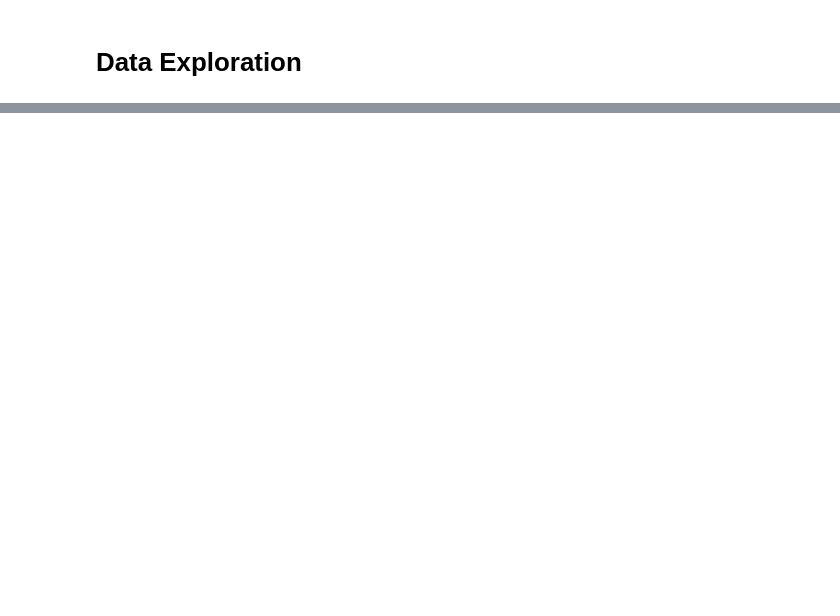
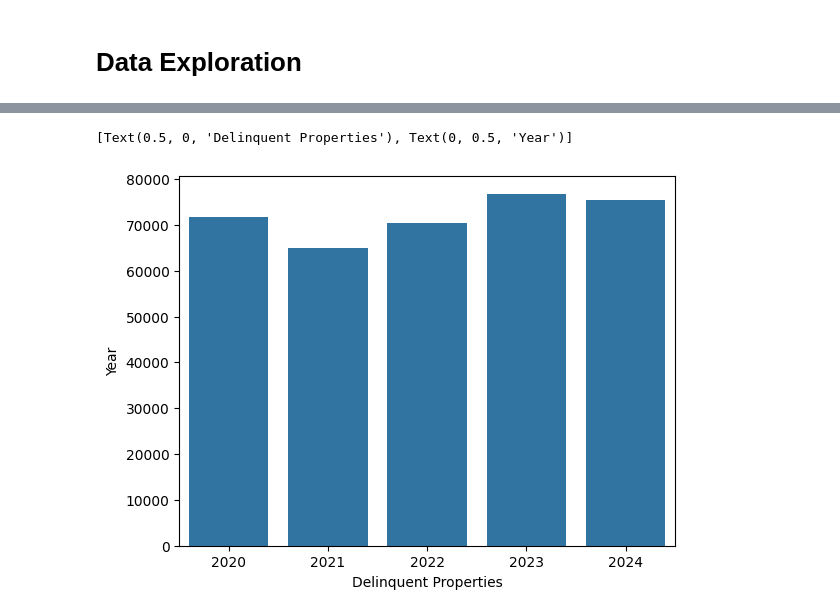
Before and after one commit to julia-flan/Real_Estate_Delinquency_Analysis, a Jupyter notebook: RE_Delinquent_Data_Cleaning.ipynb, the cells around one changed output, grey strips where cells are left out. Saved outputs shown, nothing was run; the diff lists cells and outputs as text; code cells hidden in the pictures; blank space fills up the shorter version.

```diff
--- a/RE_Delinquent_Data_Cleaning.ipynb
+++ b/RE_Delinquent_Data_Cleaning.ipynb
@@ -804,7 +799,7 @@ dtype: int64
 # Feature Engineering
 # %%
 # create new df for existing columns + featured engineered
-rea_fe = rea.copy(deep=True)
+rea_all = rea.copy(deep=True)
 # %% [markdown]
 ### Create Property features
 # %%
@@ -1069,0 +1025,9 @@ dtype: float64
+# %%
+# create df with delinquency counts by year
+rea_bar = pd.DataFrame(rea_final.groupby('year')['delinq'].sum())
+
+# create bar plot
+sns.barplot(rea_bar, x ="year", y="delinq").set(xlabel="Delinquent Properties", ylabel="Year")
+# %% [output]
+[Text(0.5, 0, 'Delinquent Properties'), Text(0, 0.5, 'Year')]
+[figure, added]
```
Also changed, not shown: parts of 55 cells of this notebook.
